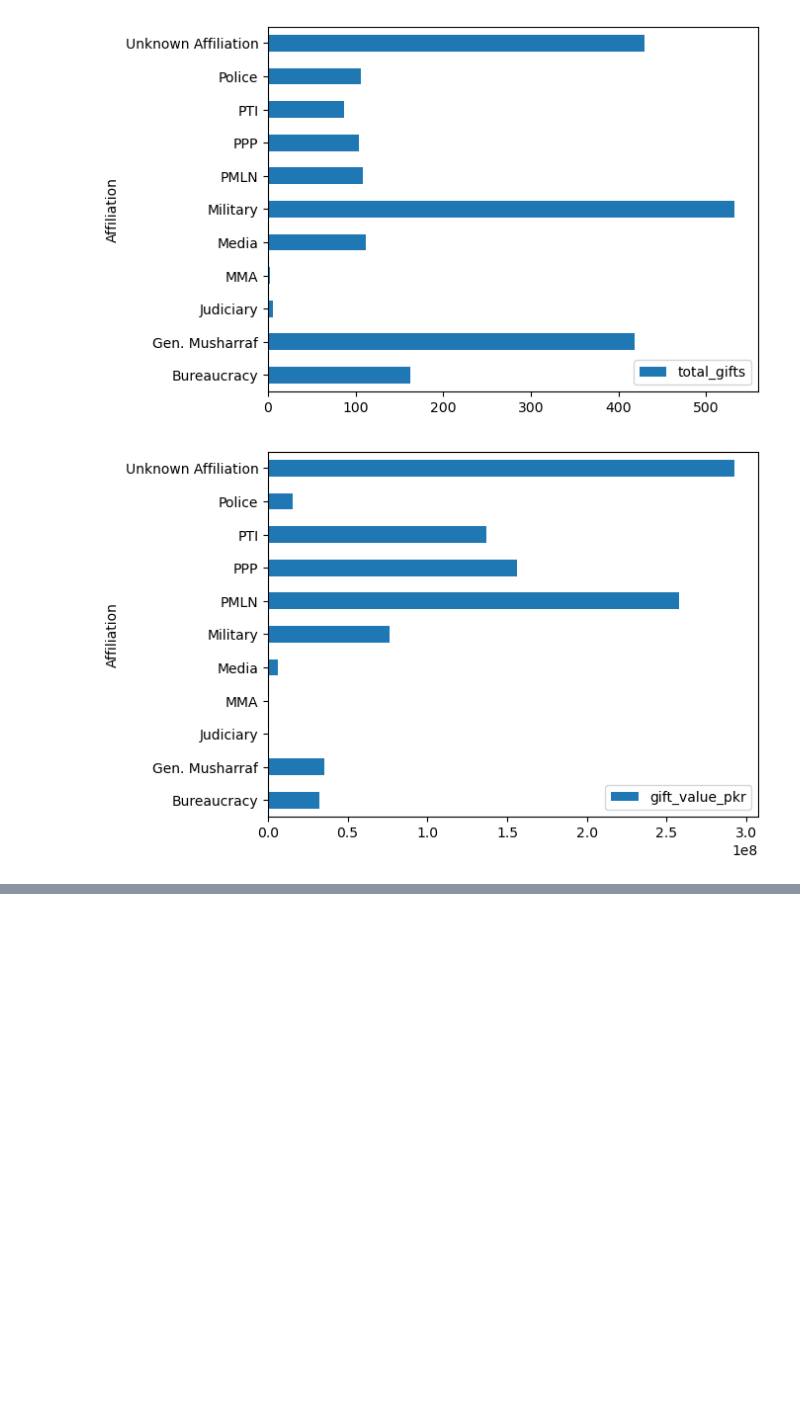
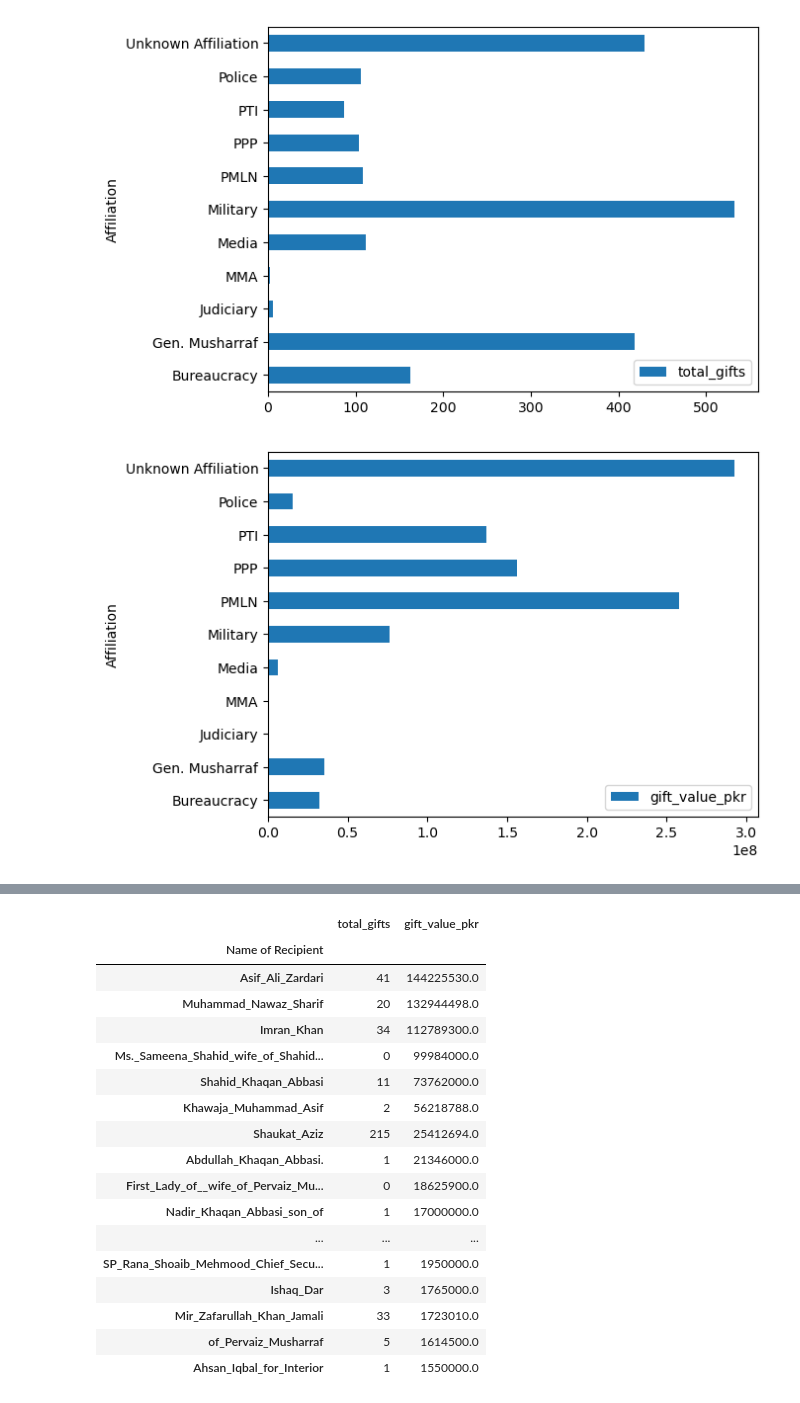
Before and after one commit to muhammad-ahsan/data-analyses, a Jupyter notebook: Pakistan Toshakhana.ipynb, the cells around one changed output, grey strips where cells are left out. Drawn from its saved outputs; the diff is of its cells as text; code cells hidden in the pictures; blank space fills up the shorter version.

Commit message:
Kaggle Notebook | Pakistan Toshakhana - Descriptive Data Analysis | Version 5

```diff
--- a/Pakistan Toshakhana.ipynb
+++ b/Pakistan Toshakhana.ipynb
@@ -30,6 +30,8 @@ df.tail()
 # %%
 df['Detail of Gifts'] = df['Detail of Gifts'].str.replace('\n',' ')
 df['Name of Recipient'] = df['Name of Recipient'].str.replace('\n',',')
+df['Name of Recipient'] = df['Name of Recipient'].str.replace('Parvez','Pervez')
+df[['Recipient Name', 'Office']] = df['Name of Recipient'].str.split(',', 1, expand=True)
 df['Retained'] = df['Retained'].str.replace('\n',' ')
 df['Remarks'] = df['Remarks'].str.replace('\n',' ')
 
@@ -85,0 +105,60 @@ plot = result.plot.barh()
+# %%
+
+name_df= pd.DataFrame(retained_df[["Name of Recipient",'Item Category', 'Assessed Value' ]].copy())
+
+# Clean up of names
+
+name_df['Name of Recipient'] = name_df['Name of Recipient'].str.replace(',',' ') \
+                                                           .str.strip(' ') \
+                                                           .str.replace('Mr. ','') \
+                                                           .str.replace('Minster','') \
+                                                           .str.replace('Gen ','') \
+                                                           .str.replace('Foreign','') \
+                                                           .str.replace('of Pakistan','') \
+                                                           .str.replace('Pakistan','') \
+                                                           .str.replace('President','') \
+                                                           .str.replace('Prime','') \
+                                                           .str.replace('Minister','') \
+                                                           .str.replace('Senator','') \
+                                                           .str.replace('Secretary to the','') \
+                                                           .str.replace('Wife of ','') \
+                                                           .str.replace('Wife of','') \
+                                                           .str.replace('First Lady','') \
+                                                           .str.replace('Begum ','') \
+                                                           .str.replace(' son of','') \
+                                                           .str.replace('Secretary to the','') \
+                                                           .str.replace('Finance','') \
+                                                           .str.replace('General ','') \
+                                                           .str.strip(' ') \
+                                                           .str.replace(' ','_') \
+.str.replace('___','_') \
+.str.replace('__','_') \
+
+
+
+
+
+
+result = pd.DataFrame(name_df.groupby("Name of Recipient").agg(total_gifts=('Item Category', 'count'), gift_value_pkr=('Assessed Value', 'sum')))
+# plot = result.plot.barh()
+result.head(500)
+result.sort_values(['gift_value_pkr', 'total_gifts'],ascending = [False, False]).head(50)
+# %% [output]
+|  | total_gifts | gift_value_pkr |
+| Name of Recipient |  |  |
+| Asif_Ali_Zardari | 41 | 144225530.0 |
+| Muhammad_Nawaz_Sharif | 20 | 132944498.0 |
+| Imran_Khan | 34 | 112789300.0 |
+| Ms._Sameena_Shahid_wife_of_Shahid... | 0 | 99984000.0 |
+| Shahid_Khaqan_Abbasi | 11 | 73762000.0 |
+| Khawaja_Muhammad_Asif | 2 | 56218788.0 |
+| Shaukat_Aziz | 215 | 25412694.0 |
+| Abdullah_Khaqan_Abbasi. | 1 | 21346000.0 |
+| First_Lady_of__wife_of_Pervaiz_Mu... | 0 | 18625900.0 |
+| Nadir_Khaqan_Abbasi_son_of | 1 | 17000000.0 |
+| ... | ... | ... |
+| SP_Rana_Shoaib_Mehmood_Chief_Secu... | 1 | 1950000.0 |
+| Ishaq_Dar | 3 | 1765000.0 |
+| Mir_Zafarullah_Khan_Jamali | 33 | 1723010.0 |
+| of_Pervaiz_Musharraf | 5 | 1614500.0 |
+| Ahsan_Iqbal_for_Interior | 1 | 1550000.0 |
```
Also changed, not shown: parts of 6 cells of this notebook.
